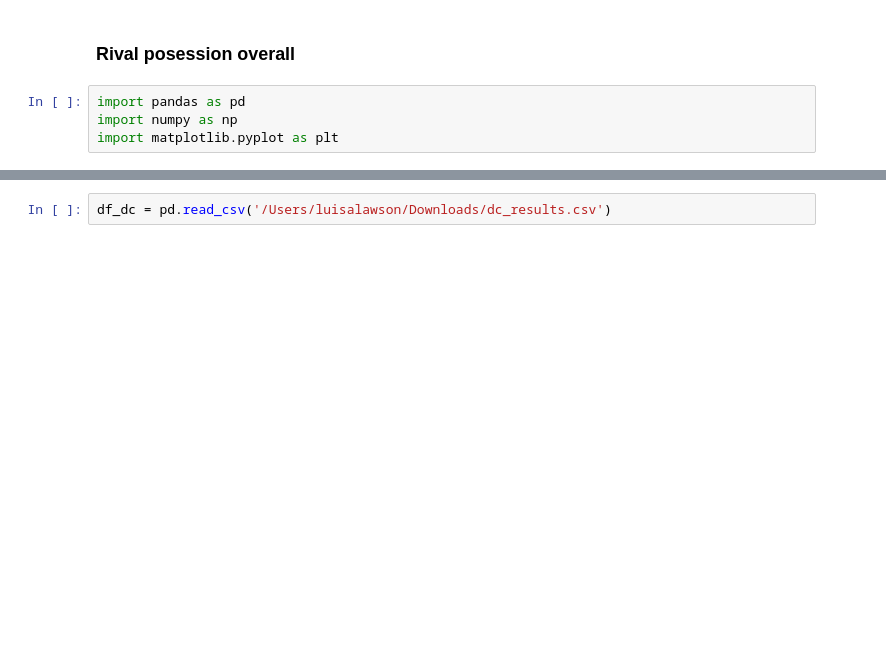
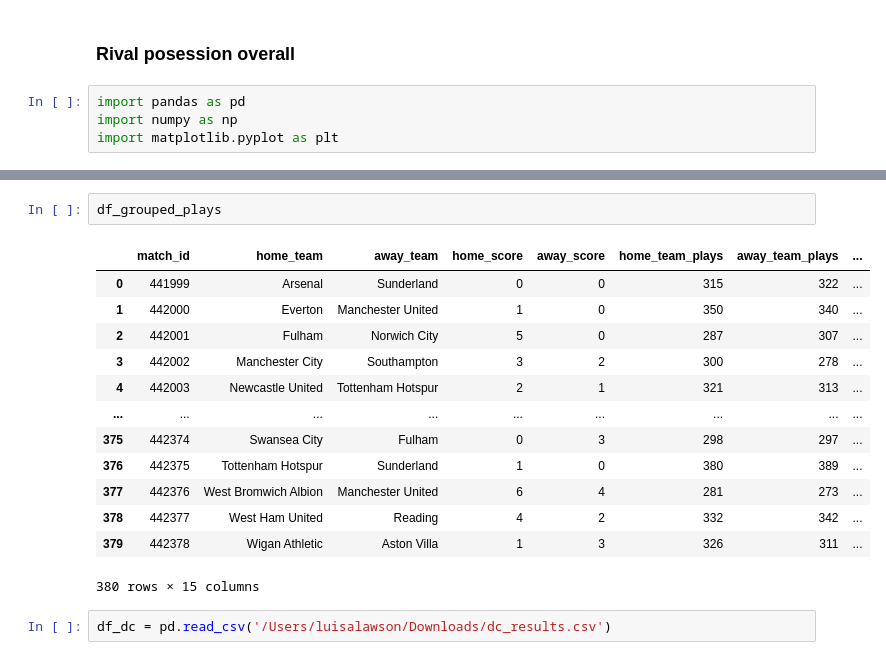
Before and after one commit to luisalawson/proyecto-TD8, a Jupyter notebook: PosessionDangerousArea.ipynb, the cells around one changed output, grey strips where cells are left out. Cells and saved outputs as stored; diff of their text form; blank space fills up the shorter version.

```diff
--- a/PosessionDangerousArea.ipynb
+++ b/PosessionDangerousArea.ipynb
@@ -117,3 +142,19 @@ AttributeError: 'float' object has no attribute 'replace'
+# %%
+df_grouped_plays
+# %% [output]
+|  | match_id | home_team | away_team | home_score | away_score | home_team_plays | away_team_plays | ... |
+| 0 | 441999 | Arsenal | Sunderland | 0 | 0 | 315 | 322 | ... |
+| 1 | 442000 | Everton | Manchester United | 1 | 0 | 350 | 340 | ... |
+| 2 | 442001 | Fulham | Norwich City | 5 | 0 | 287 | 307 | ... |
+| 3 | 442002 | Manchester City | Southampton | 3 | 2 | 300 | 278 | ... |
+| 4 | 442003 | Newcastle United | Tottenham Hotspur | 2 | 1 | 321 | 313 | ... |
+| ... | ... | ... | ... | ... | ... | ... | ... | ... |
+| 375 | 442374 | Swansea City | Fulham | 0 | 3 | 298 | 297 | ... |
+| 376 | 442375 | Tottenham Hotspur | Sunderland | 1 | 0 | 380 | 389 | ... |
+| 377 | 442376 | West Bromwich Albion | Manchester United | 6 | 4 | 281 | 273 | ... |
+| 378 | 442377 | West Ham United | Reading | 4 | 2 | 332 | 342 | ... |
+| 379 | 442378 | Wigan Athletic | Aston Villa | 1 | 3 | 326 | 311 | ... |
+380 rows × 15 columns
 # %%
 df_dc = pd.read_csv('/Users/luisalawson/Downloads/dc_results.csv')
 # %%
```
Also changed, not shown: parts of 9 cells of this notebook.
